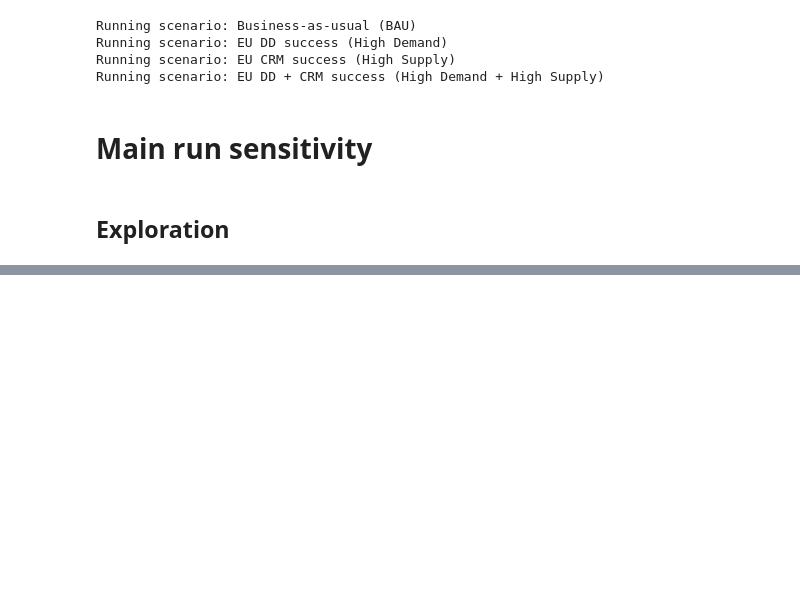
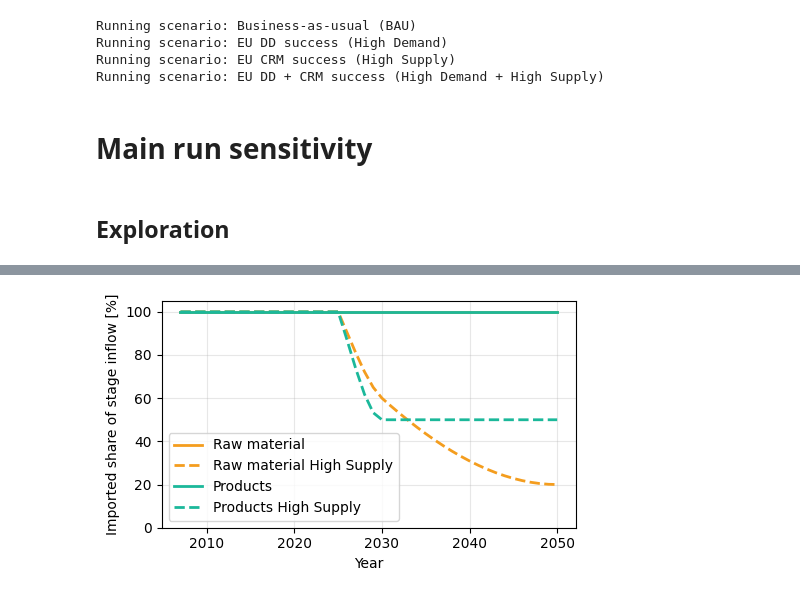
Before and after one commit to Rud-X/IE_MFA_2526_FinalAssignment_Gallium, a Jupyter notebook: Rud_Gallium_MFA_3.ipynb, the cells around one changed output, grey strips where cells are left out. Drawn from its saved outputs; the diff is of its cells as text; code cells hidden in the pictures; blank space fills up the shorter version.

```diff
--- a/Rud_Gallium_MFA_3.ipynb
+++ b/Rud_Gallium_MFA_3.ipynb
@@ -1976,0 +2251,52 @@ Running scenario: EU DD + CRM success (High Demand + High Supply)
+# %%
+import matplotlib.pyplot as plt
+
+fig, axes = plt.subplots(1, 1, figsize=(5, 3))
+import_scenarios = {
+    "BAU": "",
+    "High Supply": " High Supply",
+}
+# Status Quo should be #f49d1e
+# Made in EU should be #1bb89a
+scenario_linestyles = {
+    "BAU": "-",
+    "High Supply": "--",
+}
+import_type = {
+    "raw_import_fraction": {
+        "display_name": "Raw material",
+        "color": "#f49d1e",
+    },
+    "product_import_fraction": {
+        "display_name": "Products",
+        "color": "#1bb89a",
+    },
+}
+for key, label in import_type.items():
+    for scenario_key, scenario_label in import_scenarios.items():
+        res = scenario_results[scenario_key]
+        # IC and LED share the same fractions here; average across products for one line.
+        data = pd.concat(res[key], axis=1).mean(axis=1)
+        linestyle = scenario_linestyles[scenario_key]
+        axes.plot(
+            data.index,
+            data.values * 100,
+            color=label["color"],
+            linestyle=linestyle,
+            linewidth=2,
+            label=f"{label['display_name']}{scenario_label}",
+        )
+# axes.set_title("Import fraction")
+axes.set_xlabel("Year")
+axes.set_ylabel("Imported share of stage inflow [%]")
+axes.set_ylim(0, 105)
+axes.legend()
+axes.grid(True, alpha=0.3)
+fig.tight_layout()
+
+# Save as .svg: import_fraction.svg
+plt.savefig("import_fraction.svg", format="svg", dpi=1000)
+
+plt.show()
+# %% [output]
+[figure, added]
```
Also changed, not shown: parts of 7 cells of this notebook, 21 other files.
